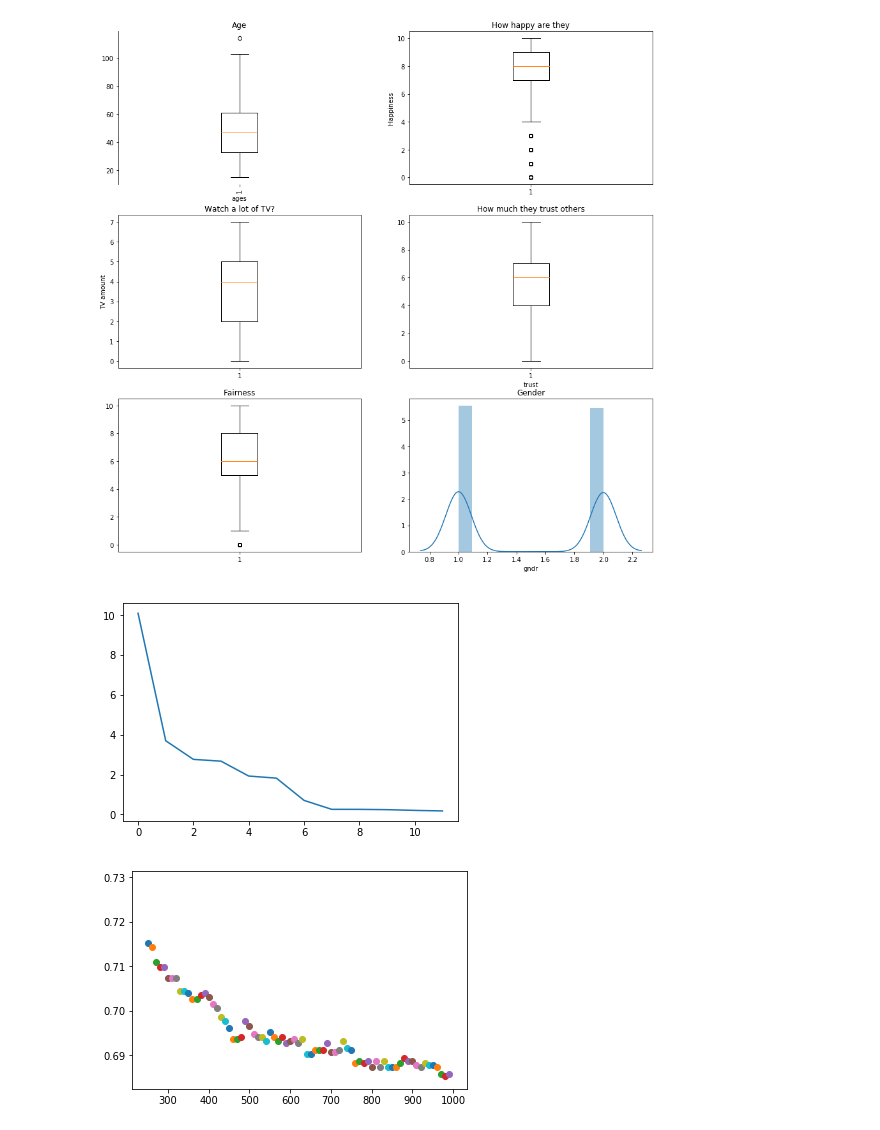
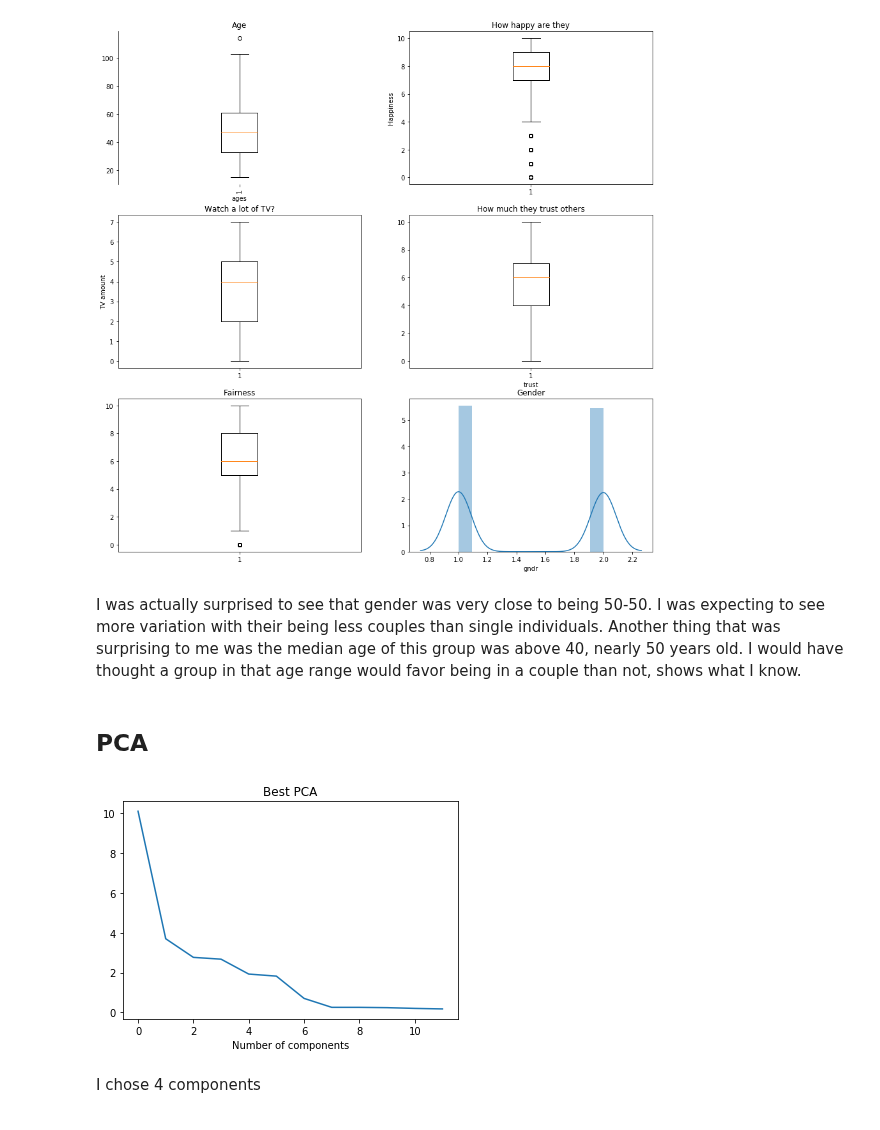
Before and after one commit to efuller11/Thinkful, a Jupyter notebook: Guided example and challenge Unit 3 lesson 5.ipynb, the cells around one changed output. Saved outputs shown, nothing was run; the diff lists cells and outputs as text; code cells hidden in the pictures.

```diff
--- a/Guided example and challenge Unit 3 lesson 5.ipynb
+++ b/Guided example and challenge Unit 3 lesson 5.ipynb
@@ -170,12 +178,22 @@ plt.title("Gender")
 plt.show()
 # %% [output]
 [figure]
+# %% [markdown]
+I was actually surprised to see that gender was very close to being 50-50. I was expecting to see more variation with their being less couples than single individuals. Another thing that was surprising to me was the median age of this group was above 40, nearly 50 years old. I would have thought a group in that age range would favor being in a couple than not, shows what I know.
+# %% [markdown]
+## PCA
 # %%
+# Finding the best PCA component amount for the job
 pca_cnty = PCA(n_components=X.shape[1])
 pca_cnty_transform = pca_cnty.fit(X)
-plt.plot(pca_cnty_transform.explained_variance_[1:13]);
+plt.plot(pca_cnty_transform.explained_variance_[1:13])
+plt.title("Best PCA")
+plt.xlabel("Number of components")
+plt.show()
 # %% [output]
-[figure, old version]
+[figure, new version]
+# %% [markdown]
+I chose 4 components
 # %%
 pca = PCA(n_components=4)
 pca.fit(X)
@@ -198,4 +201,0 @@ def best_nest(model, nest, X_train, y_train, X_test, y_test):
-# %%
-best_nest(clf, 1000, X_train, y_train, X_test, y_test)
-# %% [output]
-[figure, removed]
```
Also changed, not shown: parts of 50 cells of this notebook.
